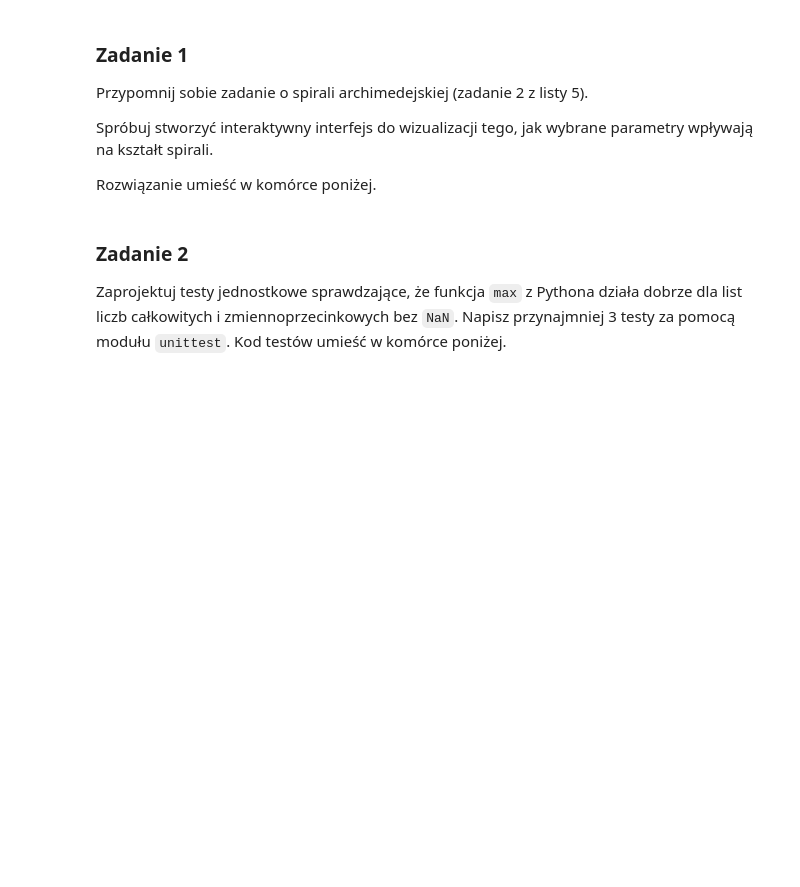
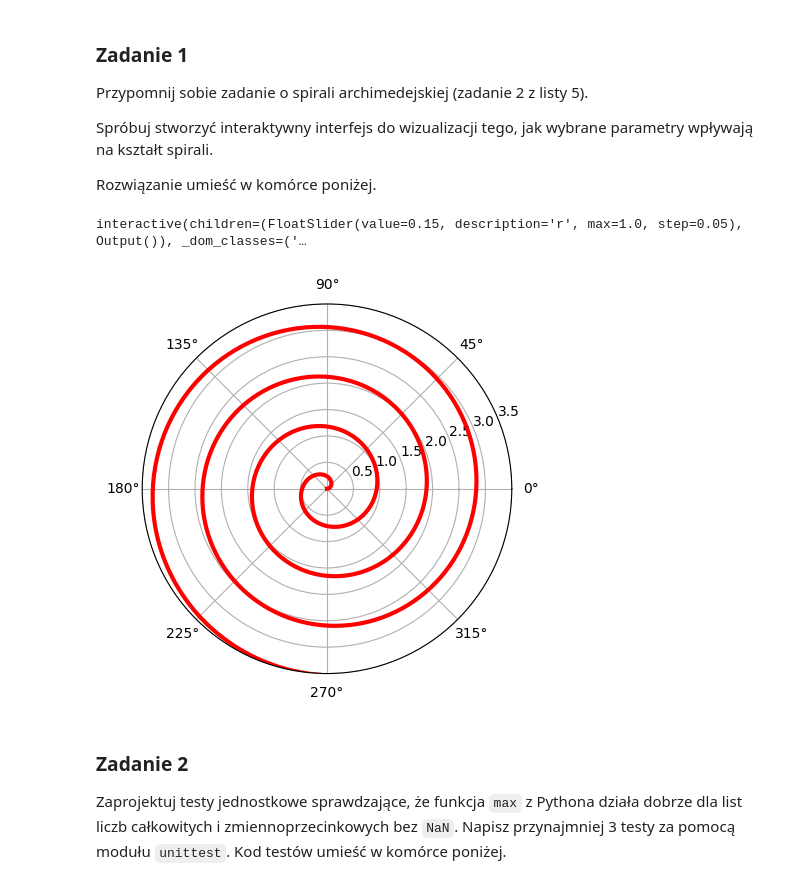
Before and after one commit to kacper-daniel/studia, a Jupyter notebook: wstep_do_programowania/wstep_lista6.ipynb, the cells around one changed output. Drawn from its saved outputs; the diff is of its cells as text; code cells hidden in the pictures; blank space fills up the shorter version.

```diff
--- a/wstep_do_programowania/wstep_lista6.ipynb
+++ b/wstep_do_programowania/wstep_lista6.ipynb
@@ -26,6 +26,17 @@ Przypomnij sobie zadanie o spirali archimedejskiej (zadanie 2 z listy 5).
 Spróbuj stworzyć interaktywny interfejs do wizualizacji tego, jak wybrane parametry wpływają na kształt spirali.
 
 Rozwiązanie umieść w komórce poniżej.
+# %%
+@interact(r=(0,1, 0.05))
+def rysuj(r=0.15):
+    theta = np.linspace(0., 8*np.pi, 1000)
+    wykres = plt.subplot(111, projection='polar')
+    wykres.plot(theta, r*theta, color='r', linewidth=3)
+    wykres.set_rmax(3.5)
+rysuj()
+# %% [output]
+interactive(children=(FloatSlider(value=0.15, description='r', max=1.0, step=0.05), Output()), _dom_classes=('…
+[figure, added]
 # %% [markdown]
 ### Zadanie 2
 
```
